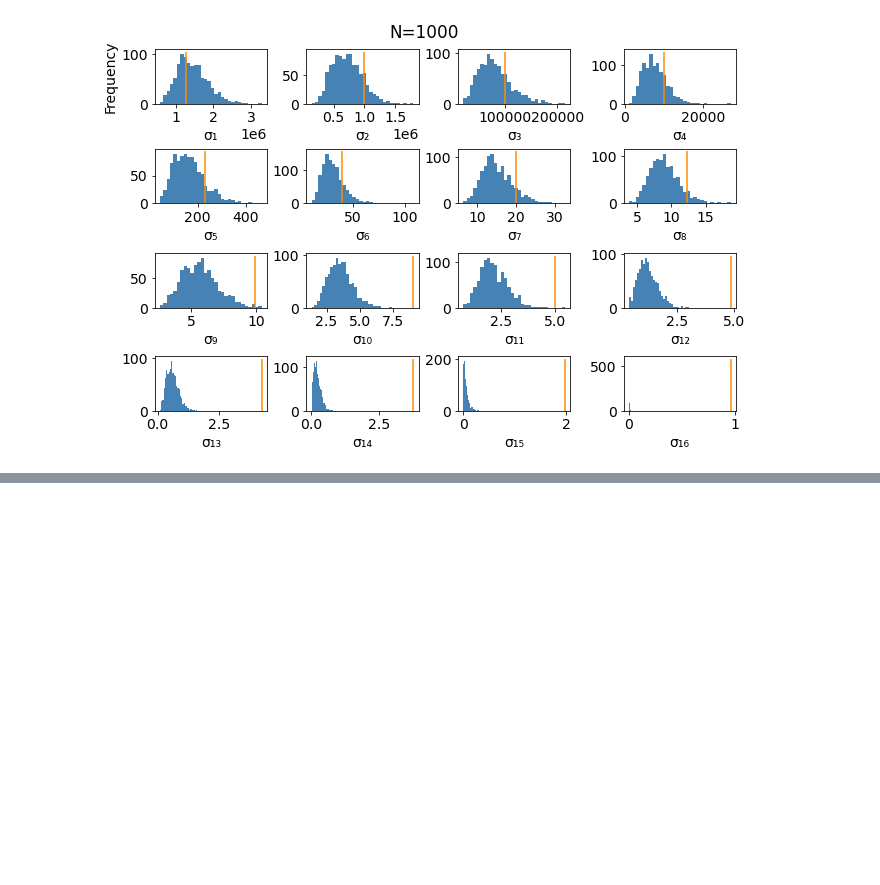
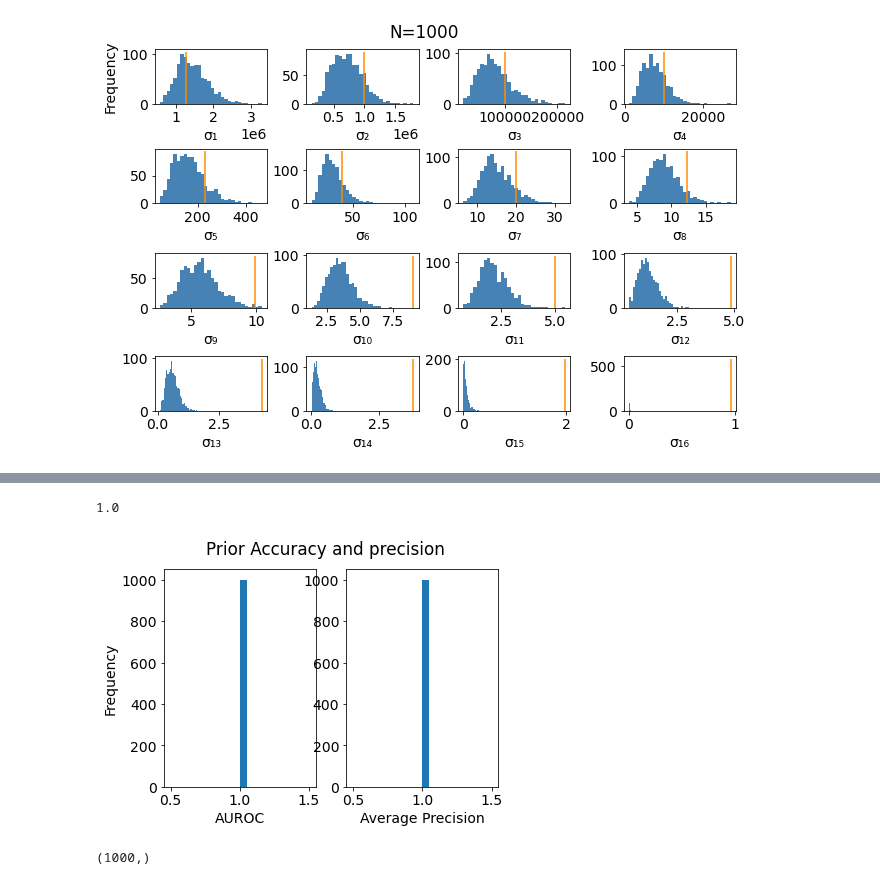
Before and after one commit to ajipalar/pynet, a Jupyter notebook: devel/WishartSyntheticBenchmark.ipynb, the cells around one changed output, grey strips where cells are left out. Cells and saved outputs as stored; diff of their text form; code cells hidden in the pictures; blank space fills up the shorter version.

```diff
--- a/devel/WishartSyntheticBenchmark.ipynb
+++ b/devel/WishartSyntheticBenchmark.ipynb
@@ -1086,0 +1126,49 @@ def get_accuracies_and_precisions(exp):
+# %%
+i = 0
+Ksamp = As.samples[0]
+assert Ksamp.shape == (p, p), f"{Ksamp.shape}, {p}"
+minval = np.min(np.tril(Ksamp, k=-1))
+maxval = np.max(np.tril(Ksamp, k=-1))
+#assert minval < 0 < maxval
+d = maxval - minval
+
+LT = A[np.tril_indices(p, k=-1)]
+LTK = Ksamp[np.tril_indices(p, k=-1)]
+LT = np.array(LT)
+LTK = np.array(LTK)
+
+
+y_test = np.ravel(LT)
+y_score = np.ravel(LTK)
+
+fpr, tpr, thresholds = roc_curve(y_test, y_score)
+precision, recall, thresholds_prec = precision_recall_curve(y_test, y_score)
+
+AP = sklearn.metrics.average_precision_score(y_test, y_score)
+area_roc = sklearn.metrics.auc(fpr, tpr)
+
+APs[i] = AP
+AAUROCs[i] = area_roc
+# %%
+area_roc
+# %% [output]
+1.0
+# %%
+# Dummy test for plotting accuracies and precisions
+SynthExper = namedtuple("SynthExp", "cov cov_inv nu n p K0 n_samples key samples")
+exp_test = exp
+As = np.zeros((n_samples, p, p))
+Samples = namedtuple("Samples", "samples")
+
+for i in range(n_samples):
+    As[i] = A
+As = Samples(As)
+exp_test = SynthExper(A, A, nu, n, p, A, n_samples, key, As)
+accs_test, precs_test, ts, tps = get_accuracies_and_precisions(A, exp_test)
+plot_accuracies_and_precisions(accs_test, precs_test)
+# %% [output]
+[figure, added]
+# %%
+accs.shape
+# %% [output]
+(1000,)
```
Also changed, not shown: parts of 37 cells of this notebook, 1 other file.
